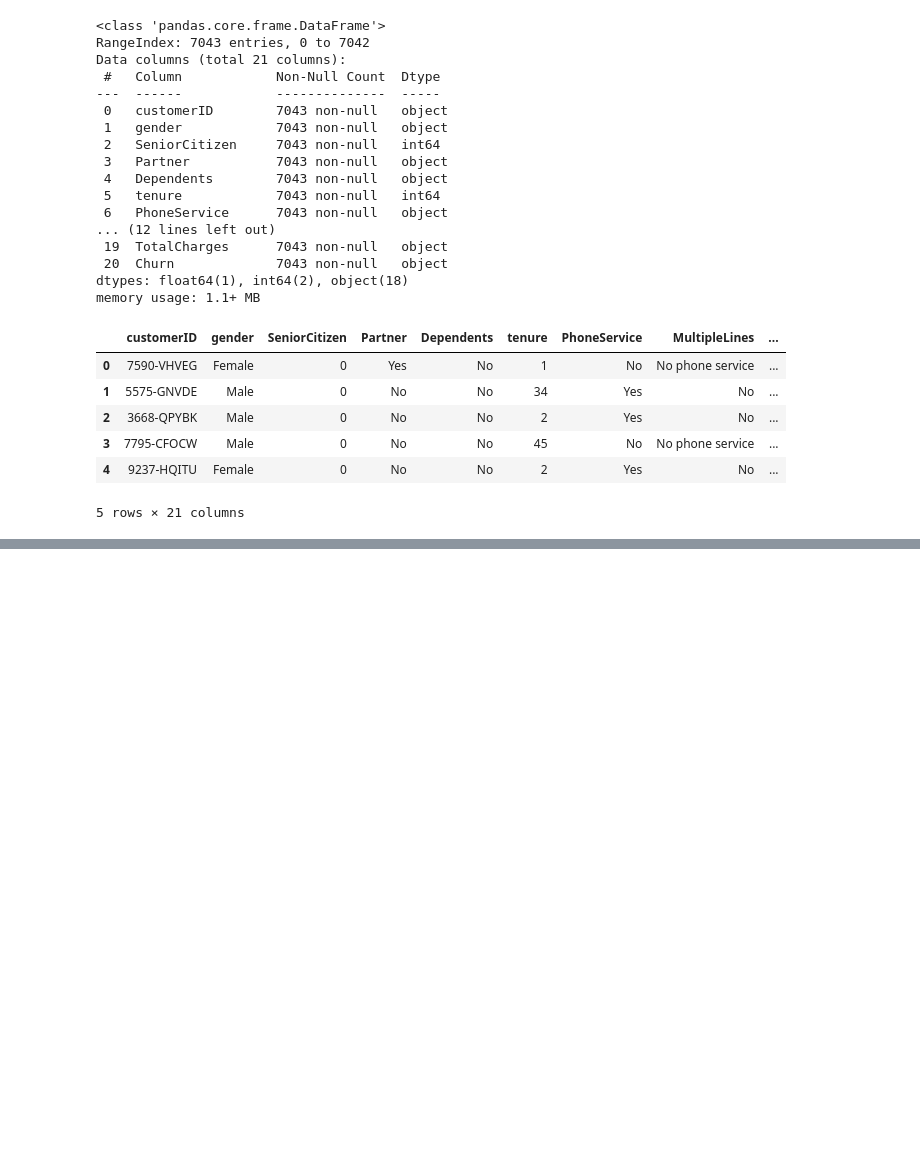
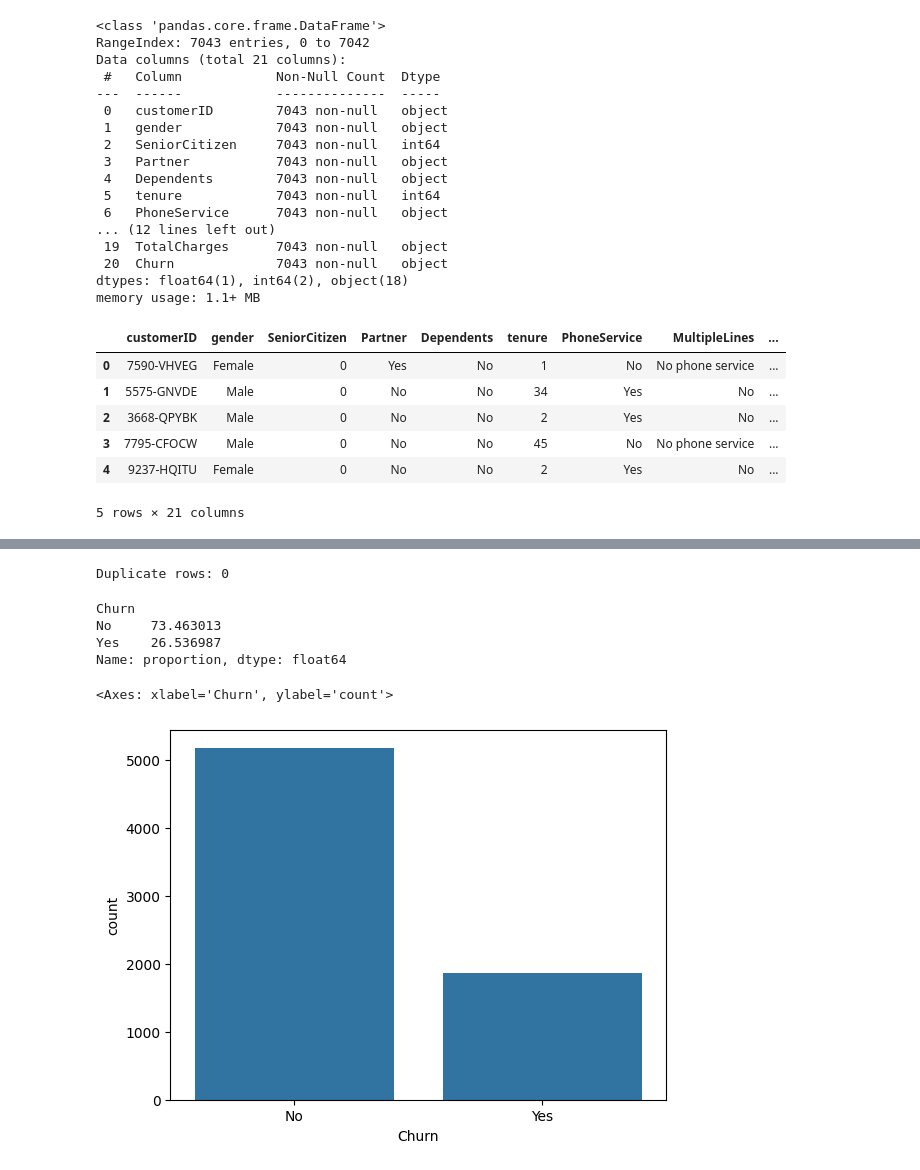
Before and after one commit to pranav1031/customer_churn_prediction, a Jupyter notebook: notebooks/01_eda.ipynb, the cells around one changed output, grey strips where cells are left out. Cells and saved outputs as stored; diff of their text form; code cells hidden in the pictures; blank space fills up the shorter version.

```diff
--- a/notebooks/01_eda.ipynb
+++ b/notebooks/01_eda.ipynb
@@ -84,12 +37,0 @@ Name: count, dtype: int64
-# %%
-binary_cols = ['Partner', 'Dependents', 'PhoneService', 'PaperlessBilling']
-for col in binary_cols:
-  df[col] = df[col].map({'Yes': 1, 'No': 0})
-# %%
-df["gender"] = df['gender'].map({'Male': 1, 'Female': 0})
-# %%
-multi_cat_cols = ['MultipleLines', 'InternetService', 'OnlineSecurity', 'OnlineBackup',
-                   'DeviceProtection', 'TechSupport', 'StreamingTV', 'StreamingMovies',
-                   'Contract', 'PaymentMethod']
-
-df = pd.get_dummies(df, columns=multi_cat_cols, drop_first=True)
@@ -102,6 +37,0 @@ print(df.columns.tolist())
-# %%
-from sklearn.preprocessing import StandardScaler
-
-scaler = StandardScaler()
-num_cols = ["tenure", "MonthlyCharges", "TotalCharges"]
-df[num_cols] = scaler.fit_transform(df[num_cols])
@@ -119,0 +58,16 @@ max    1.613701e+00    1.794352e+00  2.825806e+00
+# %%
+print("Duplicate rows:", df.duplicated().sum())
+# %% [output]
+Duplicate rows: 0
+# %%
+df["Churn"].value_counts(normalize=True) * 100
+# %% [output]
+Churn
+No     73.463013
+Yes    26.536987
+Name: proportion, dtype: float64
+# %%
+sns.countplot(data=df, x="Churn")
+# %% [output]
+<Axes: xlabel='Churn', ylabel='count'>
+[figure, added]
```
Also changed, not shown: parts of 13 cells of this notebook, 3 other files.
